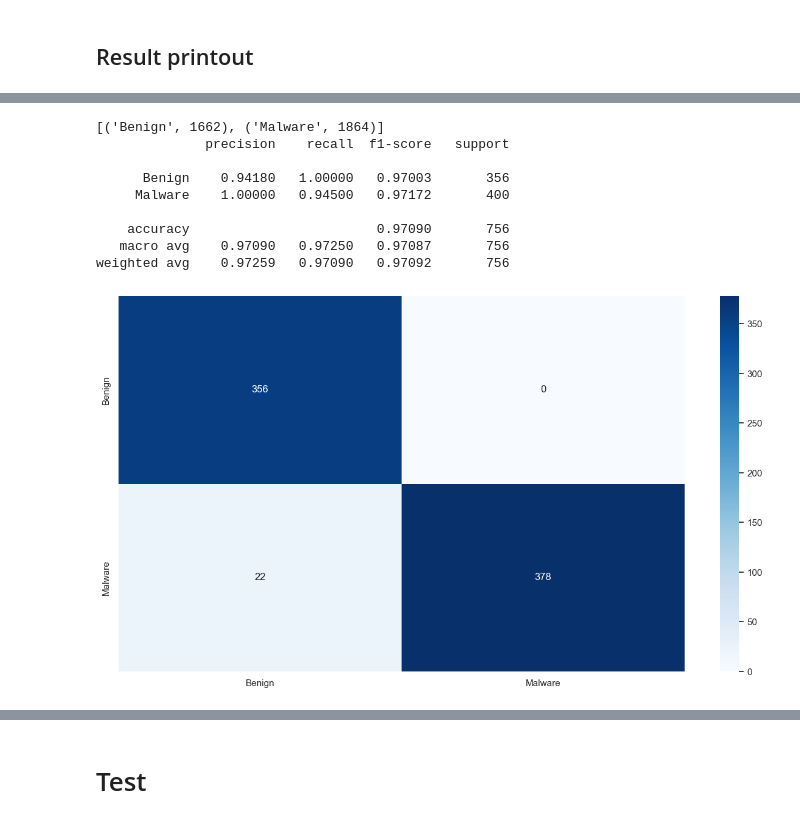
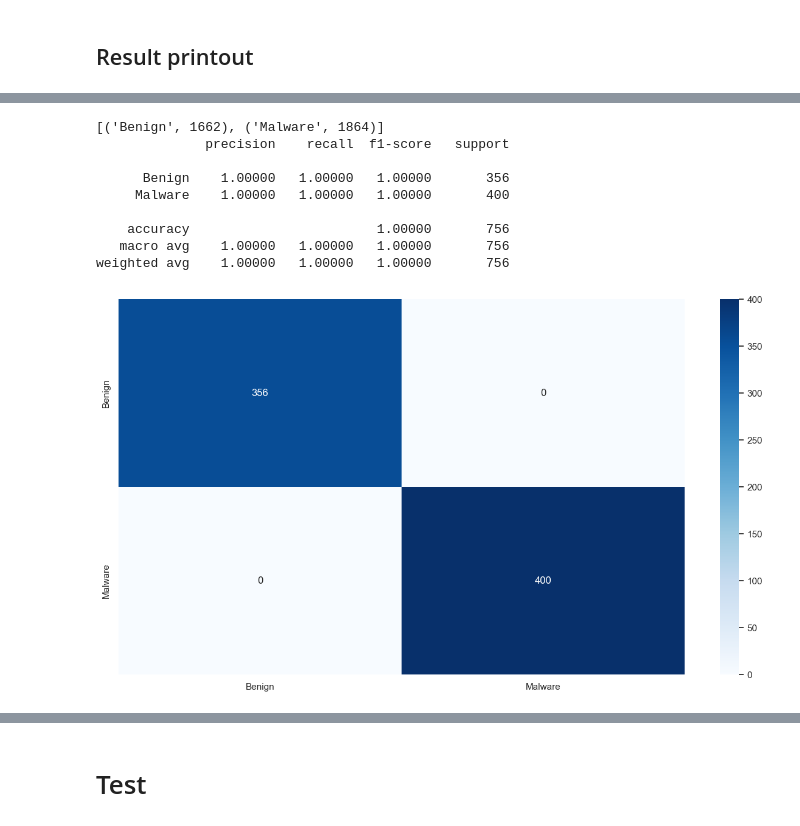
Before and after one commit to RazElbaz/API_security_challenge, a Jupyter notebook: new/model1.ipynb, the cells around one changed output, grey strips where cells are left out. Saved outputs shown, nothing was run; the diff lists cells and outputs as text; code cells hidden in the pictures.

```diff
--- a/new/model1.ipynb
+++ b/new/model1.ipynb
@@ -990,34 +998,35 @@ Feature: 16, Score: 0.00000
 # %%
 # https://scikit-learn.org/stable/modules/generated/sklearn.ensemble.GradientBoostingRegressor.html
 from sklearn.ensemble import HistGradientBoostingClassifier
 # We choose our model of choice and set it's hyper parameters you can change anything
 hgbc = HistGradientBoostingClassifier()
 
 #  The random_state in these algorithms controls the randomness involved during the node splitting process by searching for the best feature
 parameters = {"min_samples_leaf": [1,5,10,15,20],
-              "max_iter":[1,2,3,4,5,10,20,50]
+              "max_iter":[1,2,3,4,5,10,20,50],
+              "max_depth":[None,1,2,3,4,5,6,7]
              }
 
 # GridSearchCV is a technique for finding the optimal parameter values from a given set of parameters in a grid
 hgbc = GridSearchCV(hgbc, parameters)
 # Train Model
 hgbc.fit(X_train, y_train)
 
 # # Check data balance and variety
 print(sorted(Counter(y_train).items()))
 hgbc = hgbc.best_estimator_
 ResultPrintout(hgbc)
 # %% [output]
 [('Benign', 1662), ('Malware', 1864)]
               precision    recall  f1-score   support
 
-      Benign    0.94180   1.00000   0.97003       356
-     Malware    1.00000   0.94500   0.97172       400
+      Benign    1.00000   1.00000   1.00000       356
+     Malware    1.00000   1.00000   1.00000       400
 
-    accuracy                        0.97090       756
-   macro avg    0.97090   0.97250   0.97087       756
-weighted avg    0.97259   0.97090   0.97092       756
+    accuracy                        1.00000       756
+   macro avg    1.00000   1.00000   1.00000       756
+weighted avg    1.00000   1.00000   1.00000       756
-[figure, old version]
+[figure, new version]
 # %%
 import numpy as np
 import pandas as pd
```
Also changed, not shown: parts of 33 cells of this notebook, 1 other file.
